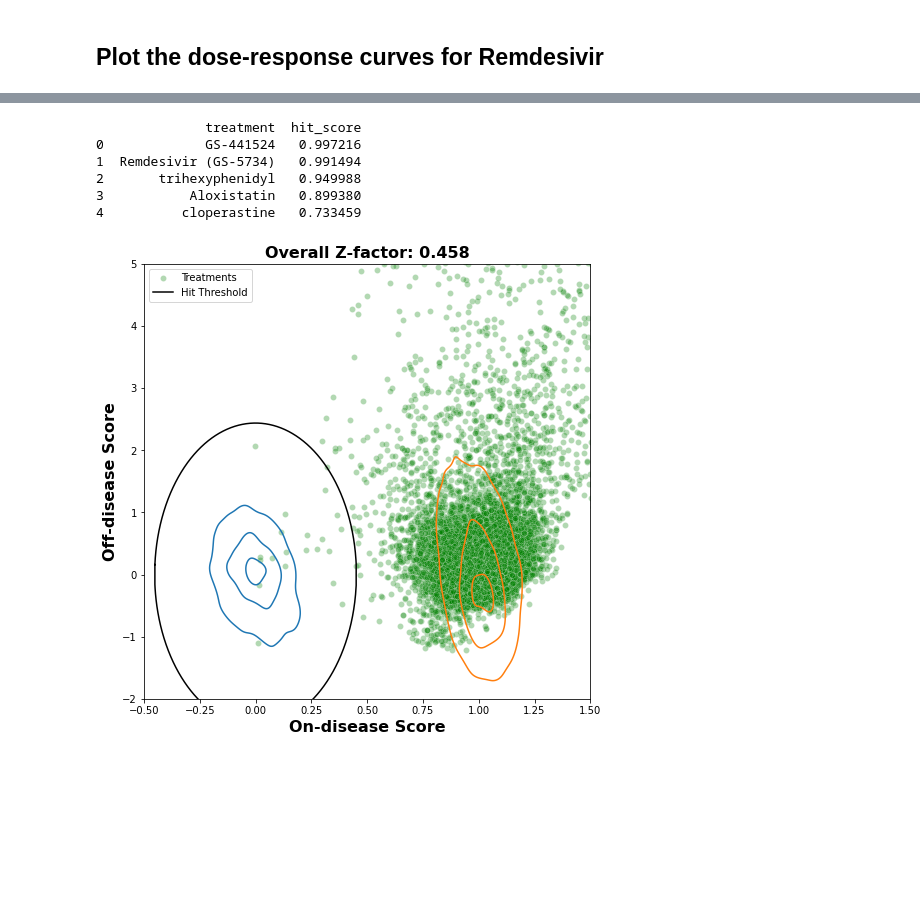
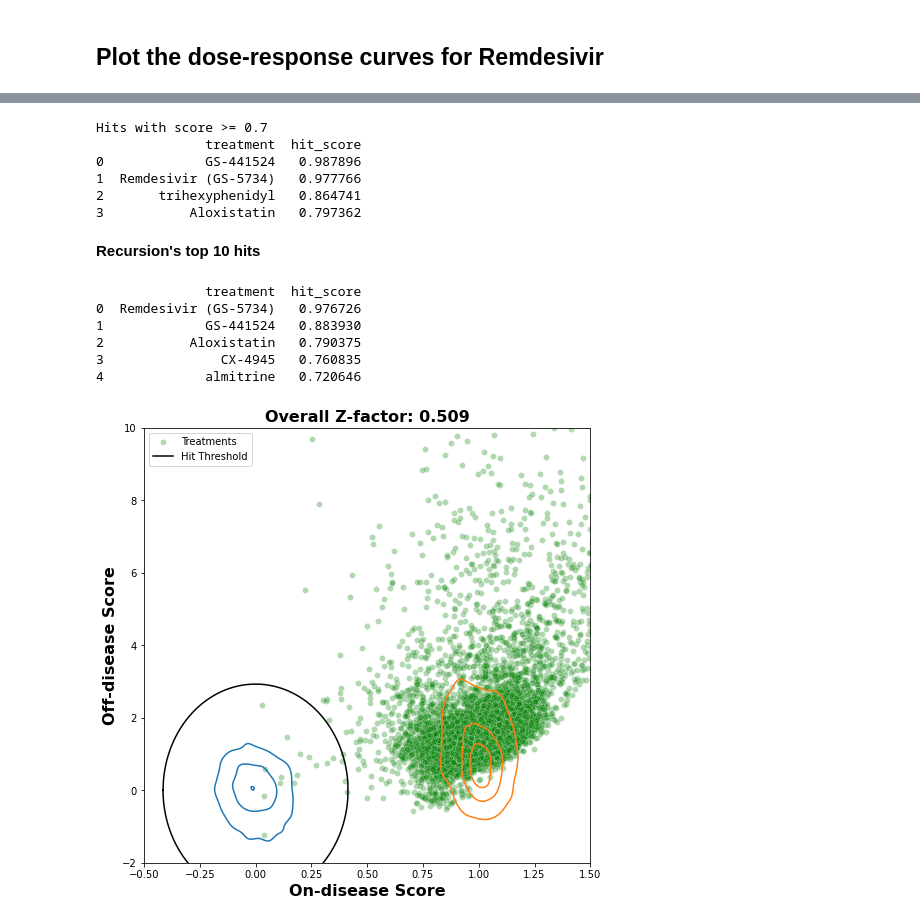
Before and after one commit to jainzana/shared_projects, a Jupyter notebook: _sources/Recursion_2019a_HRCE.ipynb, the cells around one changed output, grey strips where cells are left out. Saved outputs shown, nothing was run; the diff lists cells and outputs as text; code cells hidden in the pictures; blank space fills up the shorter version.

```diff
--- a/_sources/Recursion_2019a_HRCE.ipynb
+++ b/_sources/Recursion_2019a_HRCE.ipynb
@@ -328,3 +381,11 @@ for exp in metadata.experiment.unique(): # For each experiment
+# %%
+# Normalize each plate based on the negative control data
+
+med_neg = df.loc[neg_ctrl].groupby(level=['experiment', 'plate']).median()
+mad_neg = df.loc[neg_ctrl].groupby(level=['experiment', 'plate']).mad()
+df = (df - med_neg) / mad_neg
+
+df = df.reorder_levels(idx_order)
 # %% [markdown]
 ## Visualize the features on a plate format
 - The "All Active" (right) plot certainly looks like there are some edge effects at least
@@ -928,8 +1046,9 @@ plt.legend(['Experiment 1', 'Experiment 2'], prop={'size':15});
     - Hit threshold was set as 0.7 (qualitatively selected based on visual inspection of the plot below)
 # %%
-neg_ctrl_data = disease_scores.loc[neg_ctrl.intersection(disease_scores.index), ['on_disease_score', 'off_disease_score']]
-treated_data = disease_scores.loc[(disease_scores.group=='treated')].groupby('samp_group')[['on_disease_score', 'off_disease_score']].median()
-labels = disease_scores.groupby('samp_group').first()
+neg_ctrl_data = disease_scores.loc[neg_ctrl, ['on_disease_score', 'off_disease_score']]
+treated_data = disease_scores.loc[treated]\
+                             .groupby(level='samp_group')[['on_disease_score', 'off_disease_score']].median()
+labels = disease_scores.reset_index().groupby('samp_group').first()
 
 A=1
 X0=neg_ctrl_data.on_disease_score.mean()
@@ -944,44 +1063,75 @@ hitscore = A*np.exp(-( (X-X0)**2/(2*sig_X**2) + (Y-Y0)**2/(2*sig_Y**2) ) )
 hitscore = hitscore.rename('hit_score')
 hit_scores = labels.join(hitscore).sort_values(by='hit_score', ascending=False)
 
-hits = hit_scores.groupby('treatment')['hit_score'].max().sort_values(ascending=False)
+hits = hit_scores.groupby('treatment')['hit_score']\
+                 .max().sort_values(ascending=False)
 
 threshold = 0.7
 
+print('Hits with score >= ' + str(threshold))
 print(hits[hits.gt(threshold)].reset_index().to_string())
 # %% [output]
+Hits with score >= 0.7
               treatment  hit_score
-0             GS-441524   0.997216
-1  Remdesivir (GS-5734)   0.991494
-2       trihexyphenidyl   0.949988
-3           Aloxistatin   0.899380
-4          cloperastine   0.733459
+0             GS-441524   0.987896
+1  Remdesivir (GS-5734)   0.977766
+2       trihexyphenidyl   0.864741
+3           Aloxistatin   0.797362
+# %% [markdown]
+**Recursion's top 10 hits**
+# %%
+rx_hits = rx_hit_scores.groupby('treatment').hit_score.max().sort_values(ascending=False)
+print(rx_hits.head(5).reset_index().to_string())
+# %% [output]
+              treatment  hit_score
+0  Remdesivir (GS-5734)   0.976726
+1             GS-441524   0.883930
+2           Aloxistatin   0.790375
+3               CX-4945   0.760835
+4             almitrine   0.720646
 # %%
-x = np.arange(-.451, 0.451, 0.91/1000)
+xlim = np.sqrt(2*sig_X**2*(- np.log(threshold)))
+x = np.arange(-xlim, xlim, 2*xlim/1000)
 y1 = np.sqrt(2*sig_Y**2*(-x**2/(2*sig_X**2) - np.log(threshold)))
 y2 = -np.sqrt(2*sig_Y**2*(-np.flip(x)**2/(2*sig_X**2) - np.log(threshold)))
 y = np.concatenate((y1,y2, y1[0:1]))
 x = np.concatenate((x,np.flip(x), x[0:1]))
 
 plt.figure(figsize=(8,8));
-ctrl_mask = main_ctrls.intersection(disease_scores.index)
-fig = sns.kdeplot(x='on_disease_score', y='off_disease_score', data=disease_scores.loc[ctrl_mask], hue='disease_condition', levels=[0.1, 0.5, 0.9], hue_order=['Inactive', 'Active'], legend=True);
-plt.xlabel('On-disease Score', fontdict={'weight': 'bold', 'size': 16});
+fig = sns.kdeplot(x='on_disease_score',
+                  y='off_disease_score',
+                  data=disease_scores.loc[main_ctrls].reset_index(),
+                  hue='disease_condition',
+                  levels=[0.1, 0.5, 0.9],
+                  hue_order=['Inactive', 'Active'],
+                  legend=True);
+plt.xlabel('On-disease Score',
+           fontdict={'weight': 'bold', 'size': 16});
 plt.xticks(np.arange(-0.5, 1.75, 0.25));
-plt.ylabel('Off-disease Score', fontdict={'weight': 'bold', 'size': 16});
-plt.title('Overall Z-factor: {:.3f}'.format(Zfactor.loc['Overall']), fontdict={'weight': 'bold', 'size': 16});
+plt.ylabel('Off-disease Score',
+           fontdict={'weight': 'bold', 'size': 16});
+plt.title('Overall Z-factor: {:.3f}'.format(Zfactor.loc['Overall']),
+          fontdict={'weight': 'bold', 'size': 16});
 
 lgnd = fig.get_legend()
 handles = lgnd.legendHandles
 
-x_treat = disease_scores.loc[disease_scores.group=='treated'].groupby('samp_group').on_disease_score.mean()
-y_treat = disease_scores.loc[disease_scores.group=='treated'].groupby('samp_group').off_disease_score.mean()
-fig = sns.scatterplot(x=x_treat, y=y_treat, color='green', alpha=0.3, label='Treatments');
+x_treat = disease_scores.loc[treated]\
+                        .groupby(level='samp_group')\
+                        .on_disease_score.mean()
+y_treat = disease_scores.loc[treated]\
+                        .groupby(level='samp_group')\
+                        .off_disease_score.mean()
+fig = sns.scatterplot(x=x_treat,
+                      y=y_treat,
+                      color='green',
+                      alpha=0.3,
+                      label='Treatments');
 plt.xlim(-0.5, 1.5);
-plt.ylim(-2, 5);
+plt.ylim(-2, 10);
 handles2, _ = fig.get_legend_handles_labels()
 
 fig = plt.plot(x, y, c='k', label='Hit Threshold')
 plt.legend();
 # %% [output]
-[figure, old version]
+[figure, new version]
```
Also changed, not shown: parts of 36 cells of this notebook, 22 other files.
